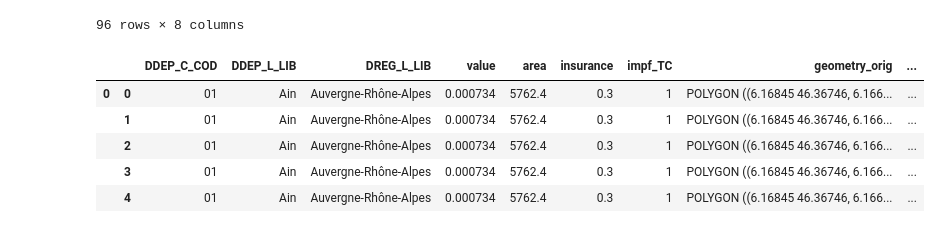
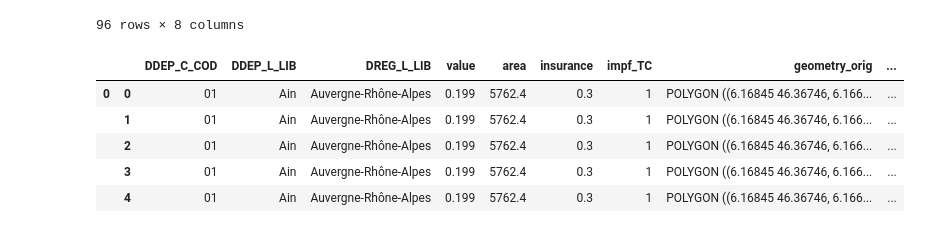
Before and after one commit to arvedluetzen/mus-climada, a Jupyter notebook: notebooks/agg_department.ipynb, the cells around one changed output. Cells and saved outputs as stored; diff of their text form; code cells hidden in the pictures.

```diff
--- a/notebooks/agg_department.ipynb
+++ b/notebooks/agg_department.ipynb
@@ -39,17 +39,17 @@ df
 # %%
 import climada.util.lines_polys_handler as u_lp
 exp_pnt = u_lp.exp_geom_to_pnt(
     exposure,
     res=0.05,
     to_meters=False,
-    disagg_met=u_lp.DisaggMethod.DIV,
+    disagg_met=u_lp.DisaggMethod.FIX,
     disagg_val=None,
 )
 exp_pnt.gdf.head()
 # %% [output]
 |  |  | DDEP_C_COD | DDEP_L_LIB | DREG_L_LIB | value | area | insurance | impf_TC | geometry_orig | ... |
-| 0 | 0 | 01 | Ain | Auvergne-Rhône-Alpes | 0.000734 | 5762.4 | 0.3 | 1 | POLYGON ((6.16845 46.36746, 6.166... | ... |
-|  | 1 | 01 | Ain | Auvergne-Rhône-Alpes | 0.000734 | 5762.4 | 0.3 | 1 | POLYGON ((6.16845 46.36746, 6.166... | ... |
-|  | 2 | 01 | Ain | Auvergne-Rhône-Alpes | 0.000734 | 5762.4 | 0.3 | 1 | POLYGON ((6.16845 46.36746, 6.166... | ... |
-|  | 3 | 01 | Ain | Auvergne-Rhône-Alpes | 0.000734 | 5762.4 | 0.3 | 1 | POLYGON ((6.16845 46.36746, 6.166... | ... |
-|  | 4 | 01 | Ain | Auvergne-Rhône-Alpes | 0.000734 | 5762.4 | 0.3 | 1 | POLYGON ((6.16845 46.36746, 6.166... | ... |
+| 0 | 0 | 01 | Ain | Auvergne-Rhône-Alpes | 0.199 | 5762.4 | 0.3 | 1 | POLYGON ((6.16845 46.36746, 6.166... | ... |
+|  | 1 | 01 | Ain | Auvergne-Rhône-Alpes | 0.199 | 5762.4 | 0.3 | 1 | POLYGON ((6.16845 46.36746, 6.166... | ... |
+|  | 2 | 01 | Ain | Auvergne-Rhône-Alpes | 0.199 | 5762.4 | 0.3 | 1 | POLYGON ((6.16845 46.36746, 6.166... | ... |
+|  | 3 | 01 | Ain | Auvergne-Rhône-Alpes | 0.199 | 5762.4 | 0.3 | 1 | POLYGON ((6.16845 46.36746, 6.166... | ... |
+|  | 4 | 01 | Ain | Auvergne-Rhône-Alpes | 0.199 | 5762.4 | 0.3 | 1 | POLYGON ((6.16845 46.36746, 6.166... | ... |
```
Also changed, not shown: parts of 7 cells of this notebook, 4 other files.
